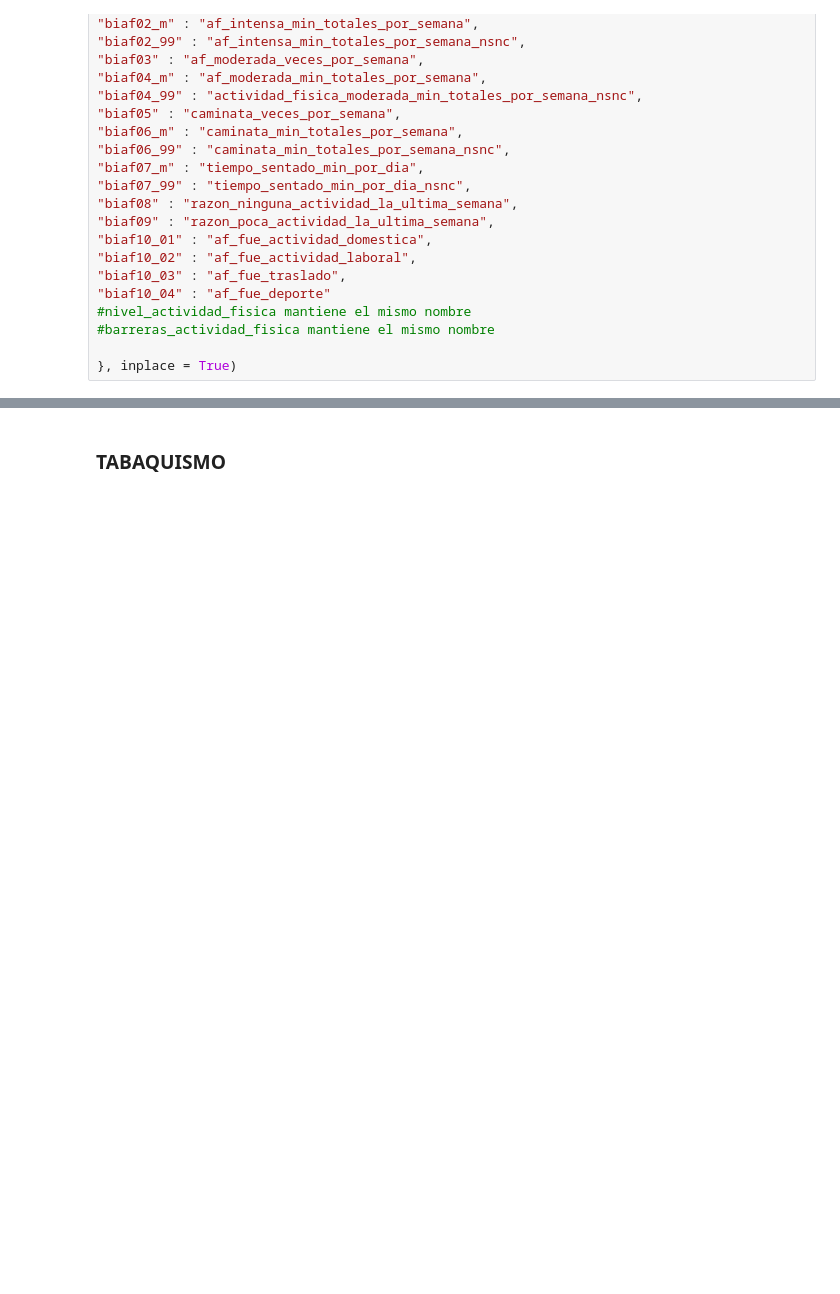
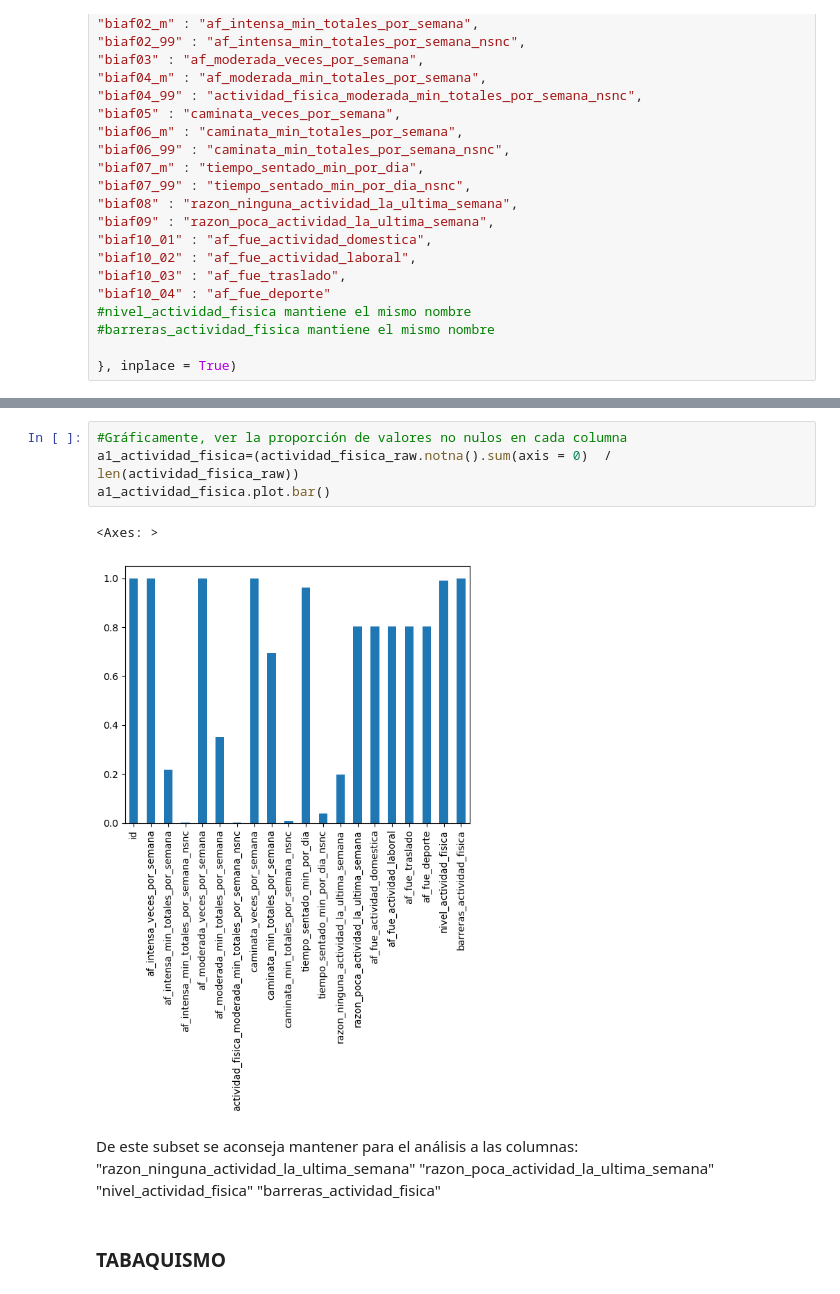
Before and after one commit to Data-Science-YPF/factores_riesgo, a Jupyter notebook: acondicionamiento.ipynb, the cells around one changed output, grey strips where cells are left out. Cells and saved outputs as stored; diff of their text form; blank space fills up the shorter version.

```diff
--- a/acondicionamiento.ipynb
+++ b/acondicionamiento.ipynb
@@ -185,6 +203,19 @@ actividad_fisica_raw.head()
 | 2 | 6874130 | 0 | NaN | NaN | 3 | ... |
 | 3 | 10319375 | 0 | NaN | NaN | 0 | ... |
 | 4 | 11140857 | 0 | NaN | NaN | 2 | ... |
+# %%
+#Gráficamente, ver la proporción de valores no nulos en cada columna
+a1_actividad_fisica=(actividad_fisica_raw.notna().sum(axis = 0)  /  len(actividad_fisica_raw))
+a1_actividad_fisica.plot.bar()
+# %% [output]
+<Axes: >
+[figure, added]
+# %% [markdown]
+De este subset se aconseja mantener para el análisis a las columnas:
+"razon_ninguna_actividad_la_ultima_semana"
+"razon_poca_actividad_la_ultima_semana"
+"nivel_actividad_fisica"
+"barreras_actividad_fisica"
 # %% [markdown]
 ### TABAQUISMO
 # %% [markdown]
```
Also changed, not shown: parts of 57 cells of this notebook.
